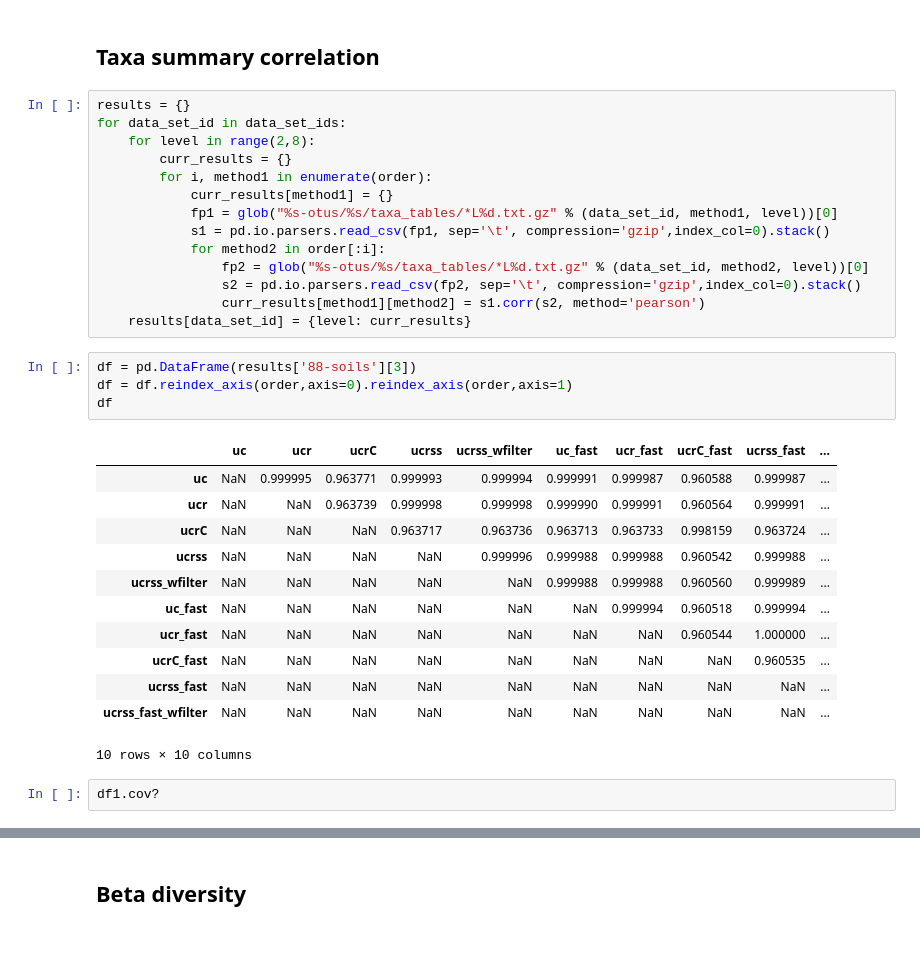
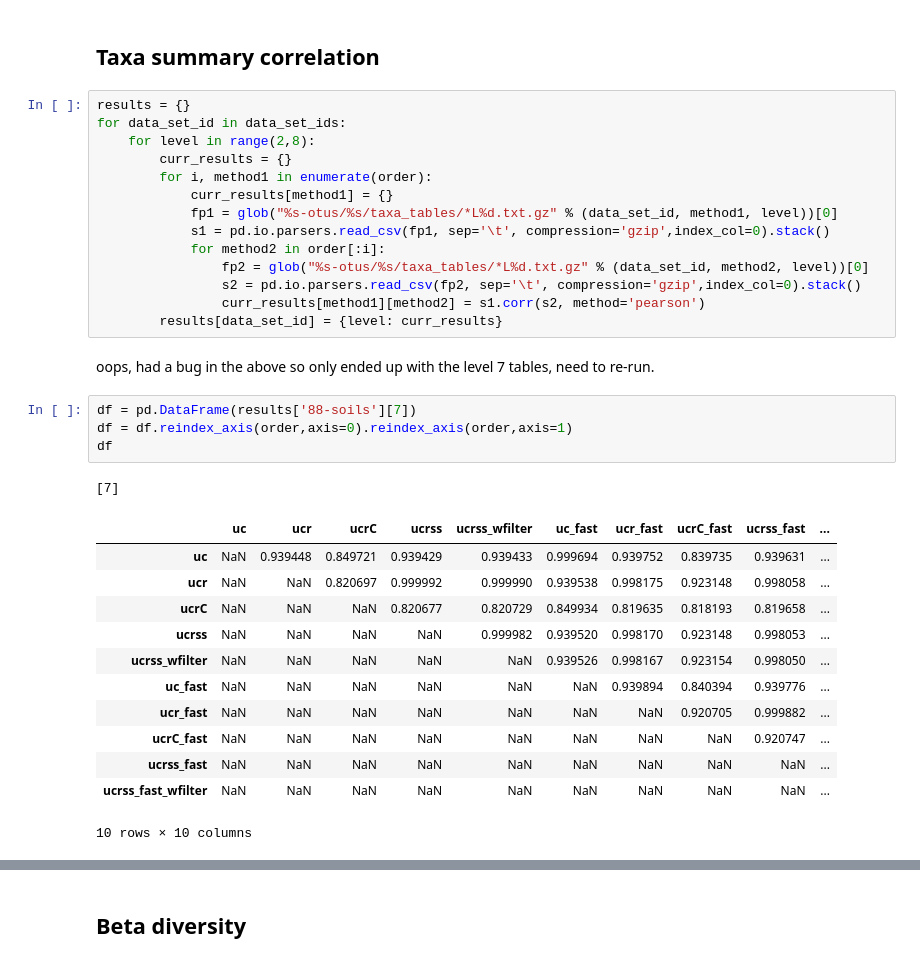
Before and after one commit to caporaso-lab/cloaked-octo-ninja, a Jupyter notebook: analyses.ipynb, the cells around one changed output, grey strips where cells are left out. Cells and saved outputs as stored; diff of their text form.

```diff
--- a/analyses.ipynb
+++ b/analyses.ipynb
@@ -196,23 +196,24 @@ for data_set_id in data_set_ids:
                 fp2 = glob("%s-otus/%s/taxa_tables/*L%d.txt.gz" % (data_set_id, method2, level))[0]
                 s2 = pd.io.parsers.read_csv(fp2, sep='\t', compression='gzip',index_col=0).stack()
                 curr_results[method1][method2] = s1.corr(s2, method='pearson')
-    results[data_set_id] = {level: curr_results}
+        results[data_set_id] = {level: curr_results}
+# %% [markdown]
+oops, had a bug in the above so only ended up with the level 7 tables, need to re-run.
 # %%
-df = pd.DataFrame(results['88-soils'][3])
+df = pd.DataFrame(results['88-soils'][7])
 df = df.reindex_axis(order,axis=0).reindex_axis(order,axis=1)
 df
 # %% [output]
+[7]
 |  | uc | ucr | ucrC | ucrss | ucrss_wfilter | uc_fast | ucr_fast | ucrC_fast | ucrss_fast | ... |
-| uc | NaN | 0.999995 | 0.963771 | 0.999993 | 0.999994 | 0.999991 | 0.999987 | 0.960588 | 0.999987 | ... |
-| ucr | NaN | NaN | 0.963739 | 0.999998 | 0.999998 | 0.999990 | 0.999991 | 0.960564 | 0.999991 | ... |
-| ucrC | NaN | NaN | NaN | 0.963717 | 0.963736 | 0.963713 | 0.963733 | 0.998159 | 0.963724 | ... |
-| ucrss | NaN | NaN | NaN | NaN | 0.999996 | 0.999988 | 0.999988 | 0.960542 | 0.999988 | ... |
-| ucrss_wfilter | NaN | NaN | NaN | NaN | NaN | 0.999988 | 0.999988 | 0.960560 | 0.999989 | ... |
-| uc_fast | NaN | NaN | NaN | NaN | NaN | NaN | 0.999994 | 0.960518 | 0.999994 | ... |
-| ucr_fast | NaN | NaN | NaN | NaN | NaN | NaN | NaN | 0.960544 | 1.000000 | ... |
-| ucrC_fast | NaN | NaN | NaN | NaN | NaN | NaN | NaN | NaN | 0.960535 | ... |
+| uc | NaN | 0.939448 | 0.849721 | 0.939429 | 0.939433 | 0.999694 | 0.939752 | 0.839735 | 0.939631 | ... |
+| ucr | NaN | NaN | 0.820697 | 0.999992 | 0.999990 | 0.939538 | 0.998175 | 0.923148 | 0.998058 | ... |
+| ucrC | NaN | NaN | NaN | 0.820677 | 0.820729 | 0.849934 | 0.819635 | 0.818193 | 0.819658 | ... |
+| ucrss | NaN | NaN | NaN | NaN | 0.999982 | 0.939520 | 0.998170 | 0.923148 | 0.998053 | ... |
+| ucrss_wfilter | NaN | NaN | NaN | NaN | NaN | 0.939526 | 0.998167 | 0.923154 | 0.998050 | ... |
+| uc_fast | NaN | NaN | NaN | NaN | NaN | NaN | 0.939894 | 0.840394 | 0.939776 | ... |
+| ucr_fast | NaN | NaN | NaN | NaN | NaN | NaN | NaN | 0.920705 | 0.999882 | ... |
+| ucrC_fast | NaN | NaN | NaN | NaN | NaN | NaN | NaN | NaN | 0.920747 | ... |
 | ucrss_fast | NaN | NaN | NaN | NaN | NaN | NaN | NaN | NaN | NaN | ... |
 | ucrss_fast_wfilter | NaN | NaN | NaN | NaN | NaN | NaN | NaN | NaN | NaN | ... |
-10 rows × 10 columns
+10 rows × 10 columns
-# %%
-df1.cov?
```
Also changed, not shown: parts of 3 cells of this notebook.
